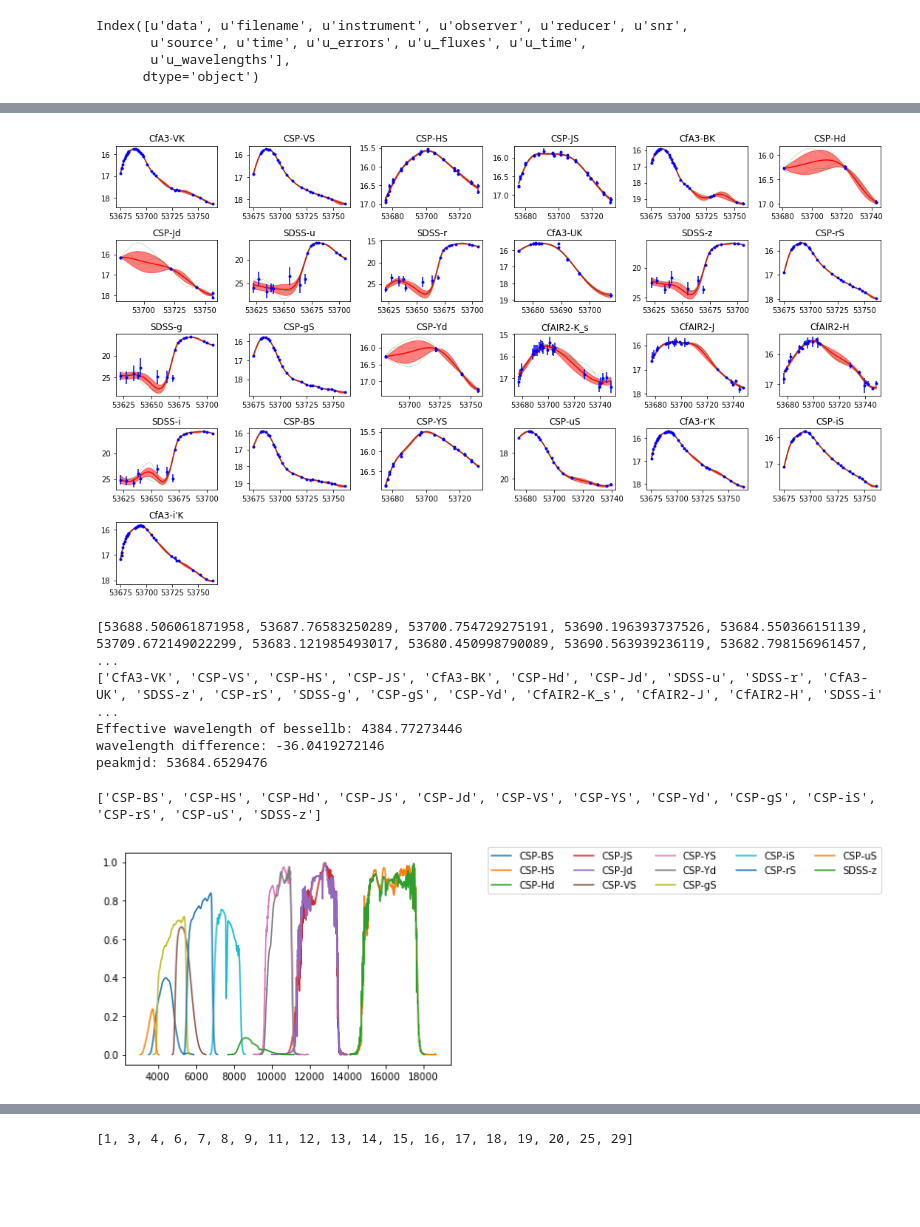
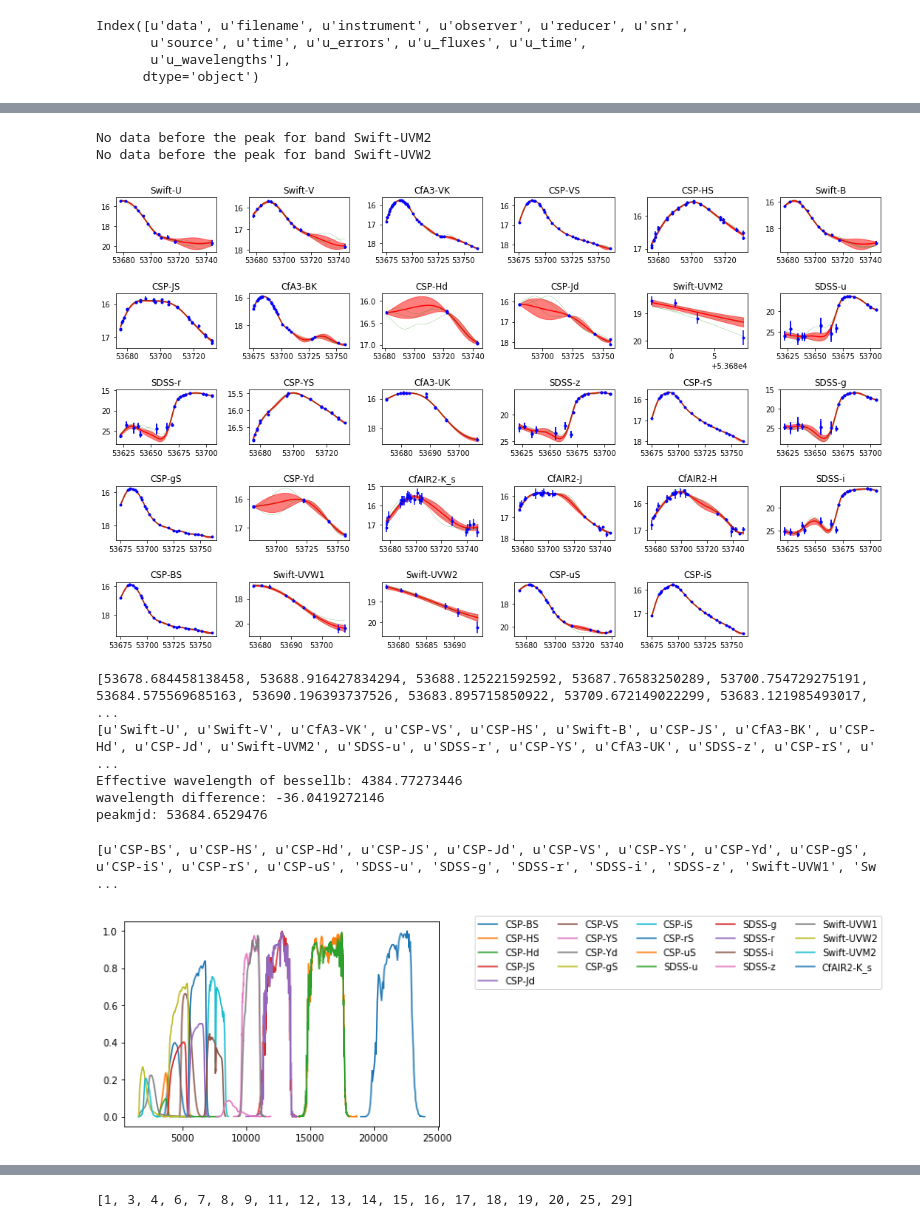
Before and after one commit to RutgersSN/plasticc-Iax, a Jupyter notebook: SN2005hk/Iax-SED.ipynb, the cells around one changed output, grey strips where cells are left out. Drawn from its saved outputs; the diff is of its cells as text; code cells hidden in the pictures; blank space fills up the shorter version.

```diff
--- a/SN2005hk/Iax-SED.ipynb
+++ b/SN2005hk/Iax-SED.ipynb
@@ -47,24 +53,24 @@ redshift= 0.01306
 # %%
-# phot = photometry['Filter','Mag','MagErr','MJD','Survey','system','source'][~photometry['Mag'].mask]
-# phot['Survey'][phot['source'] == '11,25'] = 'CfA3'
-# phot['Survey'][phot['Survey'] == 'PAIRITEL'] = 'CfAIR2'
-# phot = phot['Filter','Mag','MagErr','MJD','Survey'][~phot['Survey'].mask]
-# phot['Filter'][phot['Survey']=='SDSS'] = [x[0:1] for x in phot['Filter'][phot['Survey']=='SDSS']]
-# phot['Filter'][phot['Filter']=='Ks'] = 'K_s'
-# a1 = phot['Filter']
-# c = ("-" * len(phot))
-# a2 = phot['Survey']
-# phot['Filter'] = map(''.join, zip(a2, c, a1))
-# phot['Filter'][phot['Survey']=='CfA3'] = [x+'K' for x in phot['Filter'][phot['Survey']=='CfA3']]
-# phot = phot[~phot['MagErr'].mask]
-# phot['Survey'] = [str(x) for x in phot['Survey']]
+phot = photometry['Filter','Mag','MagErr','MJD','Survey','system','source'][~photometry['Mag'].mask]
+phot['Survey'][phot['source'] == '11,25'] = 'CfA3'
+phot['Survey'][phot['Survey'] == 'PAIRITEL'] = 'CfAIR2'
+phot = phot['Filter','Mag','MagErr','MJD','Survey'][~phot['Survey'].mask]
+phot['Filter'][phot['Survey']=='SDSS'] = [x[0:1] for x in phot['Filter'][phot['Survey']=='SDSS']]
+phot['Filter'][phot['Filter']=='Ks'] = 'K_s'
+a1 = phot['Filter']
+c = ("-" * len(phot))
+a2 = phot['Survey']
+phot['Filter'] = map(''.join, zip(a2, c, a1))
+phot['Filter'][phot['Survey']=='CfA3'] = [x+'K' for x in phot['Filter'][phot['Survey']=='CfA3']]
+phot = phot[~phot['MagErr'].mask]
+phot['Survey'] = [str(x) for x in phot['Survey']]
 # %%
-# cspdata = Table.read('CSP.dat',format='ascii')
-# a1 = cspdata['Filter']
-# c = ("-" * len(cspdata))
-# a2 = cspdata['Survey']
-# inst = [x[0:1] for x in cspdata['Instrument']]
-# cspdata['Filter'] = map(''.join, zip(a2, c, a1,inst))
+cspdata = Table.read('CSP.dat',format='ascii')
+a1 = cspdata['Filter']
+c = ("-" * len(cspdata))
+a2 = cspdata['Survey']
+inst = [x[0:1] for x in cspdata['Instrument']]
+cspdata['Filter'] = map(''.join, zip(a2, c, a1,inst))
 # %%
-# phot = vstack([phot,cspdata],join_type='inner')
+phot = vstack([phot,cspdata],join_type='inner')
 # %%
@@ -100,2 +84,2 @@ photdata
 # %%
-phot = photdata.copy()
+# phot = photdata.copy()
@@ -164,40 +144,44 @@ set(phot['Survey'])
 # %%
 reload(sedfit.utils)
 
 # sn = phot[phot['Survey'] == 'CSP'].copy()
 sn = phot.copy()
 
 z = redshift
 
 sedfit.utils.register_bands_for_sncosmo()
 
-gpfit_result = sedfit.utils.fit_gp(sn)
+gpfit_result = sedfit.utils.fit_gp(sn,figsize=(15,9))
 
 plt.show()
 
 gpmeanlc = gpfit_result.meanlc
 gpmeanlc_cov = gpfit_result.meanlc_cov
 gppeakmjds = gpfit_result.peakmjds
 gpfilters = gpfit_result.filters
 
 print gppeakmjds
 print gpfilters
 
 peakmjd = sedfit.utils.get_b_band_peakmjd(gpfilters,gppeakmjds,z)
 print "peakmjd:", peakmjd
 if np.sum(peakmjd>0) == 0:
     print "Can not estimate peak in any band. Stop."
 # %% [output]
+No data before the peak for band Swift-UVM2
+No data before the peak for band Swift-UVW2
-[figure, old version]
+[figure, new version]
-[53688.506061871958, 53687.76583250289, 53700.754729275191, 53690.196393737526, 53684.550366151139, 53709.672149022299, 53683.121985493017, 53680.450998790089, 53690.563939236119, 53682.798156961457,  ...
-['CfA3-VK', 'CSP-VS', 'CSP-HS', 'CSP-JS', 'CfA3-BK', 'CSP-Hd', 'CSP-Jd', 'SDSS-u', 'SDSS-r', 'CfA3-UK', 'SDSS-z', 'CSP-rS', 'SDSS-g', 'CSP-gS', 'CSP-Yd', 'CfAIR2-K_s', 'CfAIR2-J', 'CfAIR2-H', 'SDSS-i' ...
-Effective wavelength of bessellb: 4384.77273446
-wavelength difference: -36.0419272146
-peakmjd: 53684.6529476
+[53678.684458138458, 53688.916427834294, 53688.125221592592, 53687.76583250289, 53700.754729275191, 53684.575569685163, 53690.196393737526, 53683.895715850922, 53709.672149022299, 53683.121985493017,  ...
+[u'Swift-U', u'Swift-V', u'CfA3-VK', u'CSP-VS', u'CSP-HS', u'Swift-B', u'CSP-JS', u'CfA3-BK', u'CSP-Hd', u'CSP-Jd', u'Swift-UVM2', u'SDSS-u', u'SDSS-r', u'CSP-YS', u'CfA3-UK', u'SDSS-z', u'CSP-rS', u' ...
+Effective wavelength of bessellb: 4384.77273446
+wavelength difference: -36.0419272146
+peakmjd: 53684.6529476
 # %%
 #plot filters
 filters = np.unique(sn['Filter'][sn['Survey']=='CSP']).tolist()
-filters += ['SDSS-z']
+filters += ['SDSS-'+x for x in list('ugriz')]
+filters += ['Swift-UVW1','Swift-UVW2','Swift-UVM2']
+filters += ['CfAIR2-K_s']
 
 sedfit.utils.register_bands_for_sncosmo()
 
@@ -207,6 +191,6 @@ for f in filters:
 plt.legend(bbox_to_anchor=(1.1, 1.05),ncol=5)
 print filters
 # %% [output]
-['CSP-BS', 'CSP-HS', 'CSP-Hd', 'CSP-JS', 'CSP-Jd', 'CSP-VS', 'CSP-YS', 'CSP-Yd', 'CSP-gS', 'CSP-iS', 'CSP-rS', 'CSP-uS', 'SDSS-z']
+[u'CSP-BS', u'CSP-HS', u'CSP-Hd', u'CSP-JS', u'CSP-Jd', u'CSP-VS', u'CSP-YS', u'CSP-Yd', u'CSP-gS', u'CSP-iS', u'CSP-rS', u'CSP-uS', 'SDSS-u', 'SDSS-g', 'SDSS-r', 'SDSS-i', 'SDSS-z', 'Swift-UVW1', 'Sw ...
-[figure, old version]
+[figure, new version]
 # %%
```
Also changed, not shown: parts of 36 cells of this notebook, 13 other files.
